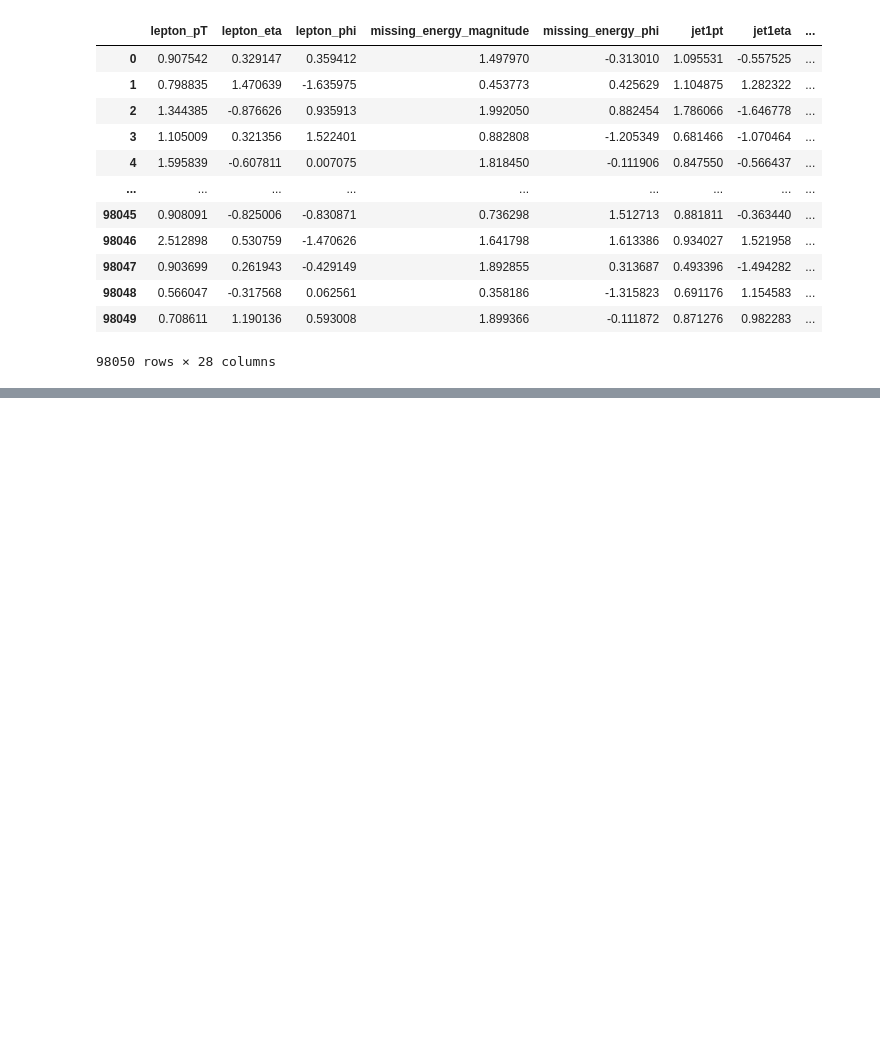
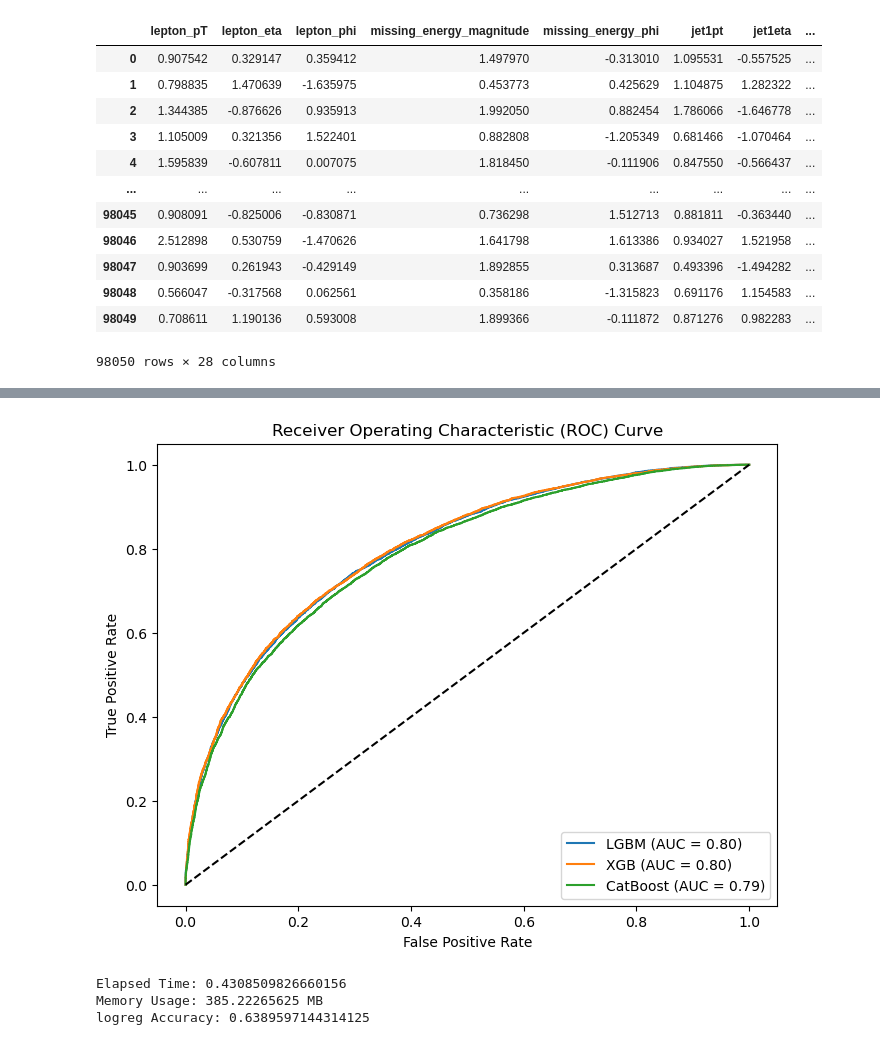
Before and after one commit to Tiabet/ML-DM-3-1-, a Jupyter notebook: MLDM/Team Project/higgs.ipynb, the cells around one changed output, grey strips where cells are left out. Drawn from its saved outputs; the diff is of its cells as text; code cells hidden in the pictures; blank space fills up the shorter version.

```diff
--- a/MLDM/Team Project/higgs.ipynb
+++ b/MLDM/Team Project/higgs.ipynb
@@ -142,0 +220,47 @@ weighted avg       0.72      0.72      0.72     19610
+# %%
+y_pred_proba_lgbm = lgbm_model.predict_proba(X_test)[:, 1]
+y_pred_proba_xgb = xgboost_model.predict_proba(X_test)[:, 1]
+y_pred_proba_cat = catboost_model.predict_proba(X_test)[:, 1]
+
+fpr_lgbm, tpr_lgbm, thresholds_lgbm = roc_curve(y_test, y_pred_proba_lgbm)
+fpr_xgb, tpr_xgb, thresholds_xgb = roc_curve(y_test, y_pred_proba_xgb)
+fpr_cat, tpr_cat, thresholds_cat = roc_curve(y_test, y_pred_proba_cat)
+
+auc_lgbm = roc_auc_score(y_test, y_pred_proba_lgbm)
+auc_xgb = roc_auc_score(y_test, y_pred_proba_xgb)
+auc_cat = roc_auc_score(y_test, y_pred_proba_cat)
+
+plt.figure(figsize=(8, 6))
+plt.plot(fpr_lgbm, tpr_lgbm, label='LGBM (AUC = {:.2f})'.format(auc_lgbm))
+plt.plot(fpr_xgb, tpr_xgb, label='XGB (AUC = {:.2f})'.format(auc_xgb))
+plt.plot(fpr_cat, tpr_cat, label='CatBoost (AUC = {:.2f})'.format(auc_cat))
+plt.plot([0, 1], [0, 1], 'k--')
+plt.xlabel('False Positive Rate')
+plt.ylabel('True Positive Rate')
+plt.title('Receiver Operating Characteristic (ROC) Curve')
+plt.legend(loc='lower right')
+plt.show()
+# %% [output]
+[figure, added]
+# %%
+logreg = LogisticRegression()
+
+warnings.filterwarnings("ignore")
+
+start_time = time.time()
+
+logreg.fit(X_train, y_train)
+
+elapsed_time = time.time() - start_time
+print("Elapsed Time:", elapsed_time)
+
+memory_usage = psutil.Process().memory_info().rss / 1024**2  # in megabytes
+print("Memory Usage:", memory_usage, "MB")
+
+logreg_accuracy = logreg.score(X_test, y_test)
+
+print("logreg Accuracy:", logreg_accuracy)
+# %% [output]
+Elapsed Time: 0.4308509826660156
+Memory Usage: 385.22265625 MB
+logreg Accuracy: 0.6389597144314125
```
Also changed, not shown: parts of 13 cells of this notebook, 8 other files.
